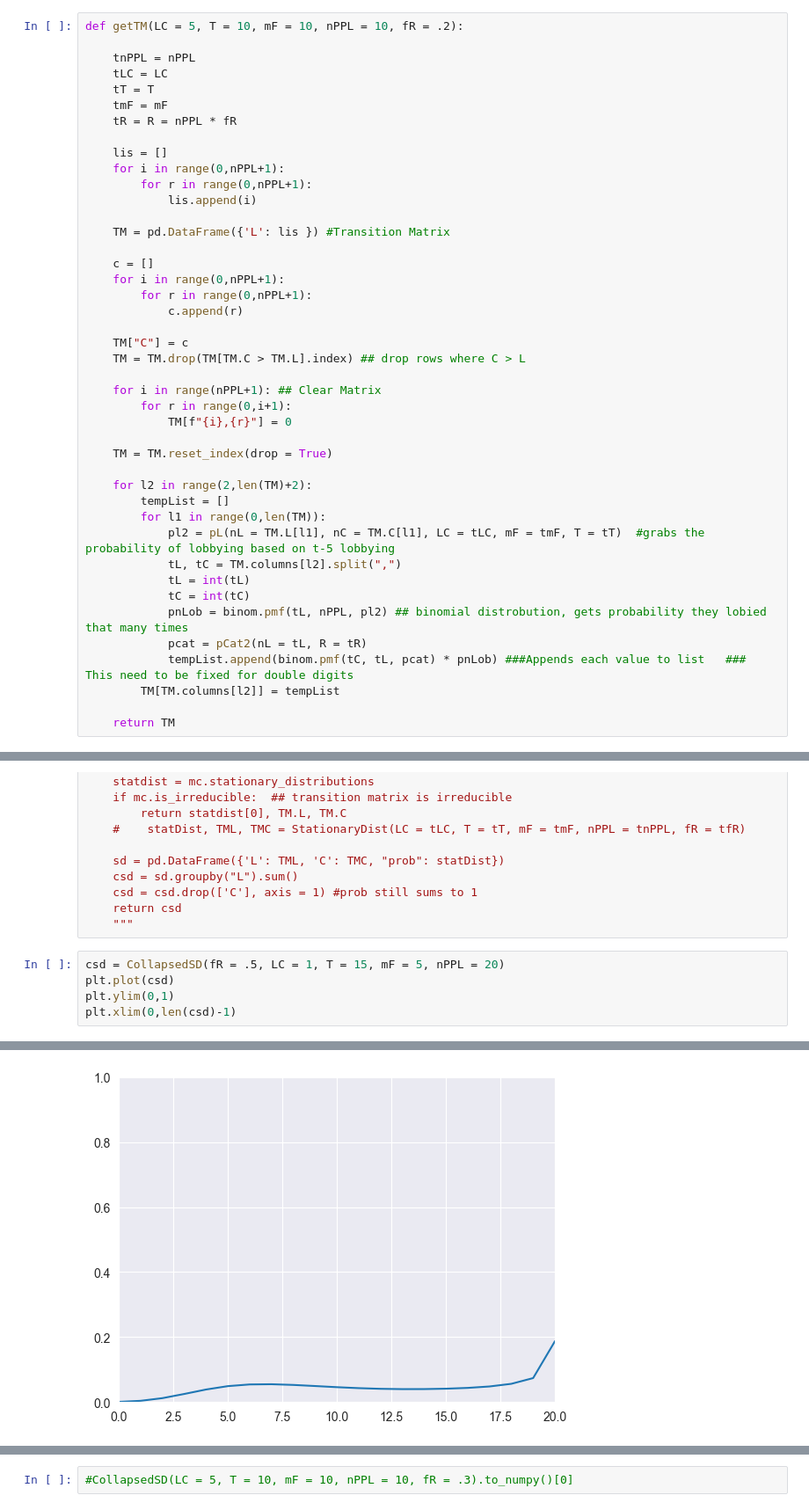
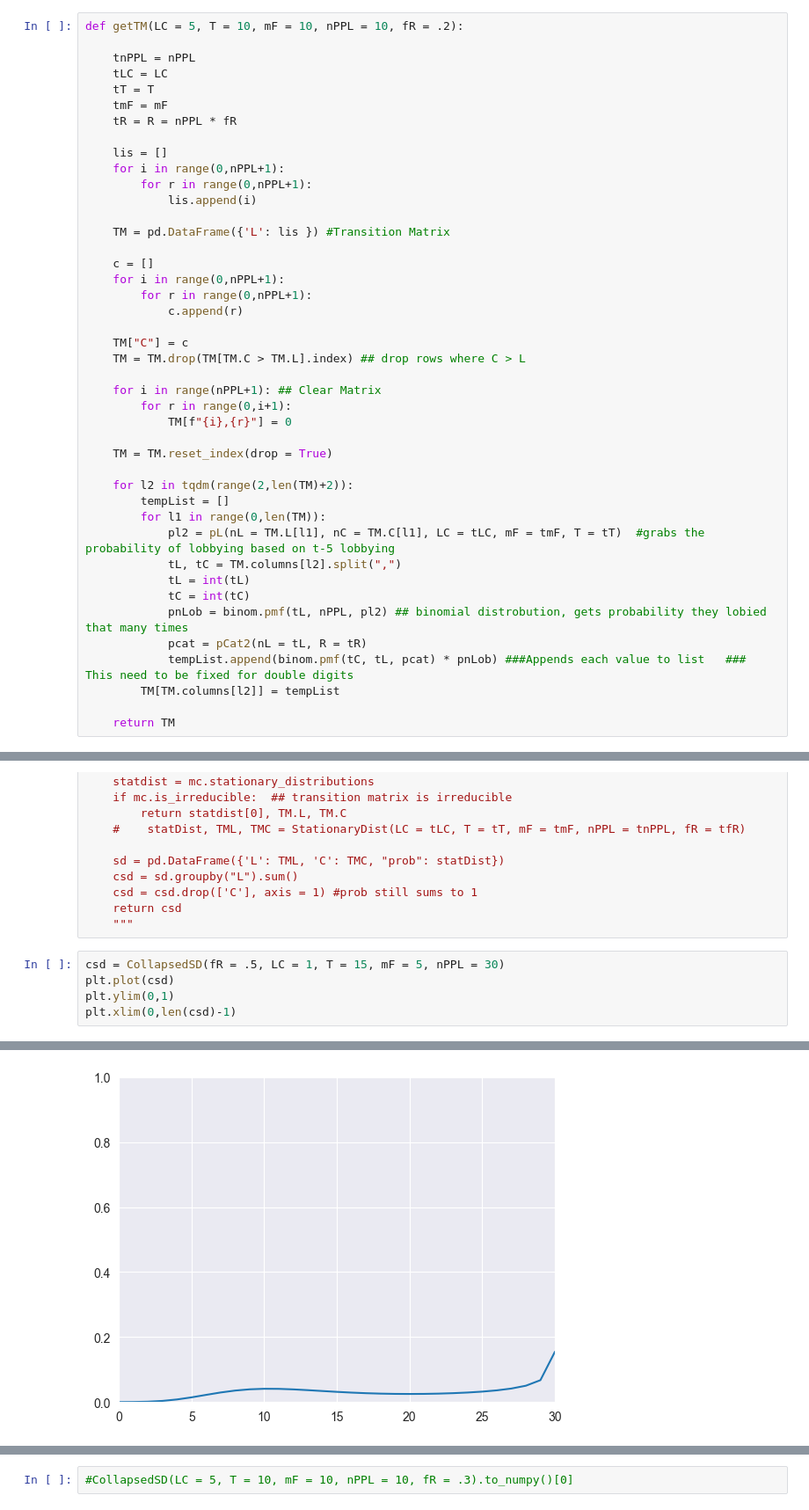
Before and after one commit to JTayMilli/391X, a Jupyter notebook: BoringTM.ipynb, the cells around one changed output, grey strips where cells are left out. Shown at 88% size. Saved outputs shown, nothing was run; the diff lists cells and outputs as text.

```diff
--- a/BoringTM.ipynb
+++ b/BoringTM.ipynb
@@ -57,7 +58,7 @@ def getTM(LC = 5, T = 10, mF = 10, nPPL = 10, fR = .2):
 
     TM = TM.reset_index(drop = True)
 
-    for l2 in range(2,len(TM)+2):
+    for l2 in tqdm(range(2,len(TM)+2)):
         tempList = []
         for l1 in range(0,len(TM)):
             pl2 = pL(nL = TM.L[l1], nC = TM.C[l1], LC = tLC, mF = tmF, T = tT)  #grabs the probability of lobbying based on t-5 lobbying
@@ -225,7 +226,7 @@ def CollapsedSD(LC = 5, T = 10, mF = 10, nPPL = 10, fR = .2):
     return csd
     """
 # %%
-csd = CollapsedSD(fR = .5, LC = 1, T = 15, mF = 5, nPPL = 20)
+csd = CollapsedSD(fR = .5, LC = 1, T = 15, mF = 5, nPPL = 30)
 plt.plot(csd)
 plt.ylim(0,1)
 plt.xlim(0,len(csd)-1)
@@ -234 +235 @@ plt.xlim(0,len(csd)-1)
-[figure, old version]
+[figure, new version]
```
Also changed, not shown: parts of 4 cells of this notebook, 1 other file.
